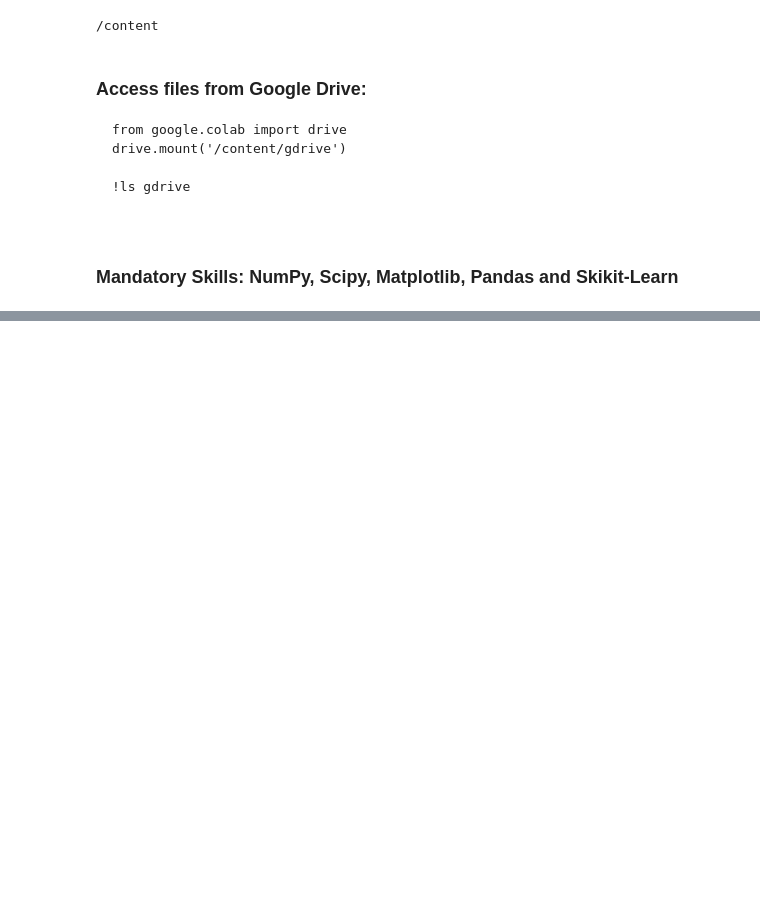
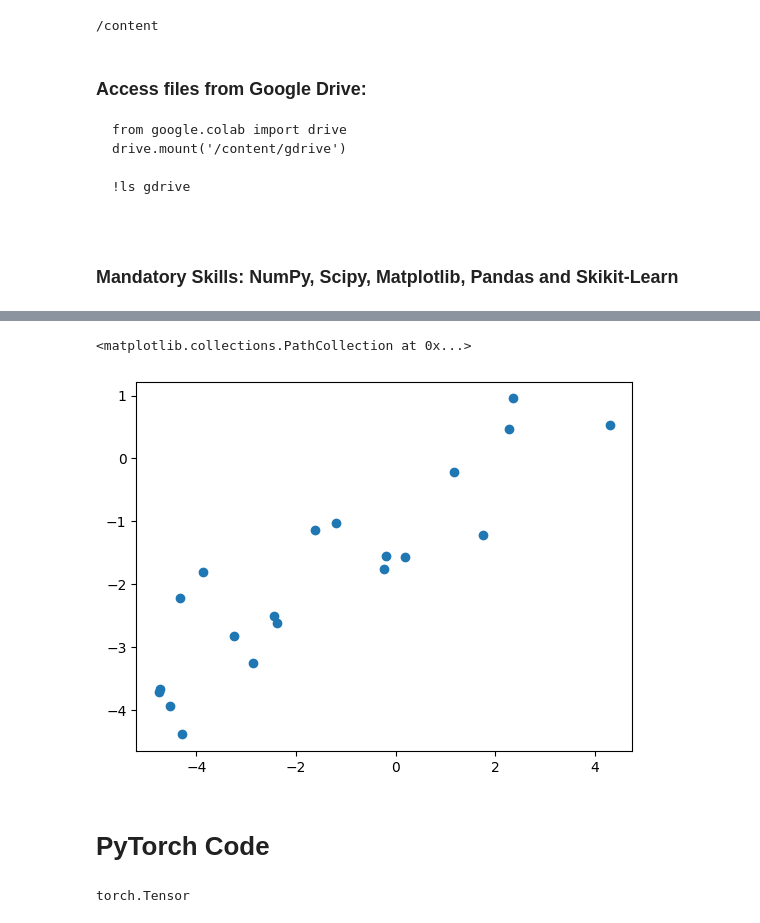
Before and after one commit to pauldebayan/ml_notebooks, a Jupyter notebook: PyTorch.ipynb, the cells around one changed output, grey strips where cells are left out. Cells and saved outputs as stored; diff of their text form; code cells hidden in the pictures; blank space fills up the shorter version.

```diff
--- a/PyTorch.ipynb
+++ b/PyTorch.ipynb
@@ -132,0 +151,38 @@ predictions = model(inputs).detach().numpy()
+# %%
+N = 20
+
+X = np.random.random(N)*10 - 5
+
+# Here 0.5 is the m slope and 1 is the b intercept
+Y = 0.5 * X - 1 + np.random.randn(N)
+
+plt.scatter(X, Y)
+# %% [output]
+<matplotlib.collections.PathCollection at 0x...>
+[figure, added]
+# %% [markdown]
+# PyTorch Code
+# %%
+# We are creating a linear regression model with 1 input and 1 output
+model = nn.Linear(1, 1)
+
+# Training process starts with defining a loss function(MSE)  object and an optimizer object(SGD)
+# Here lr is 'learning rate'
+
+criterion = nn.MSELoss()
+optimizer = torch.optim.SGD(model.parameters(), lr=0.1)
+
+
+# We start by reshaping X and Y into N by 1 matrices
+X = X.reshape(N, 1)
+Y = Y.reshape(N, 1)
+
+# PyTorch uses float32 by default
+# Numpy creates float64 by default
+
+inputs = torch.from_numpy(X.astype(np.float32))
+targets = torch.from_numpy(Y.astype(np.float32))
+
+type(inputs)
+# %% [output]
+torch.Tensor
```
Also changed, not shown: parts of 7 cells of this notebook.
